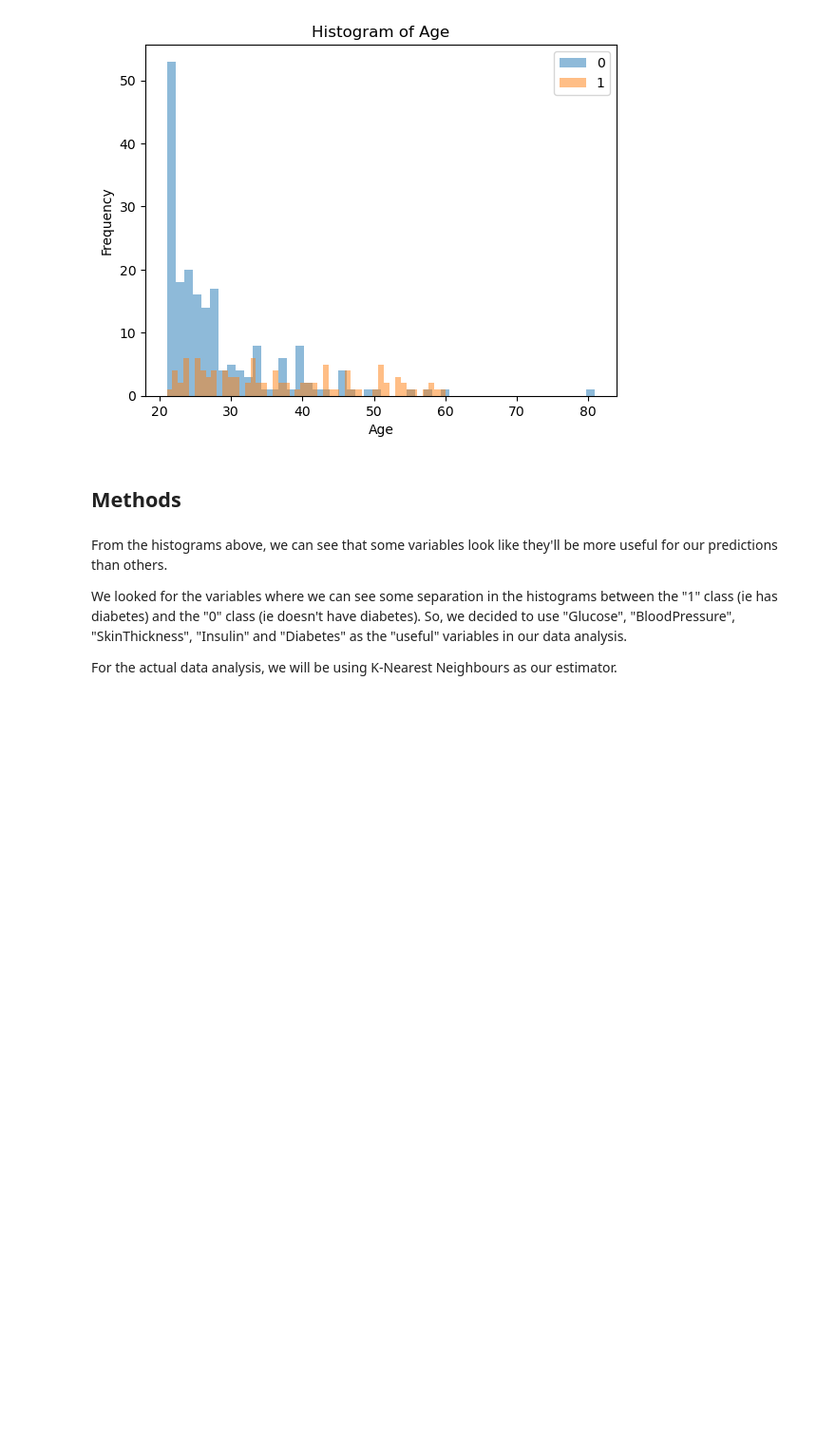
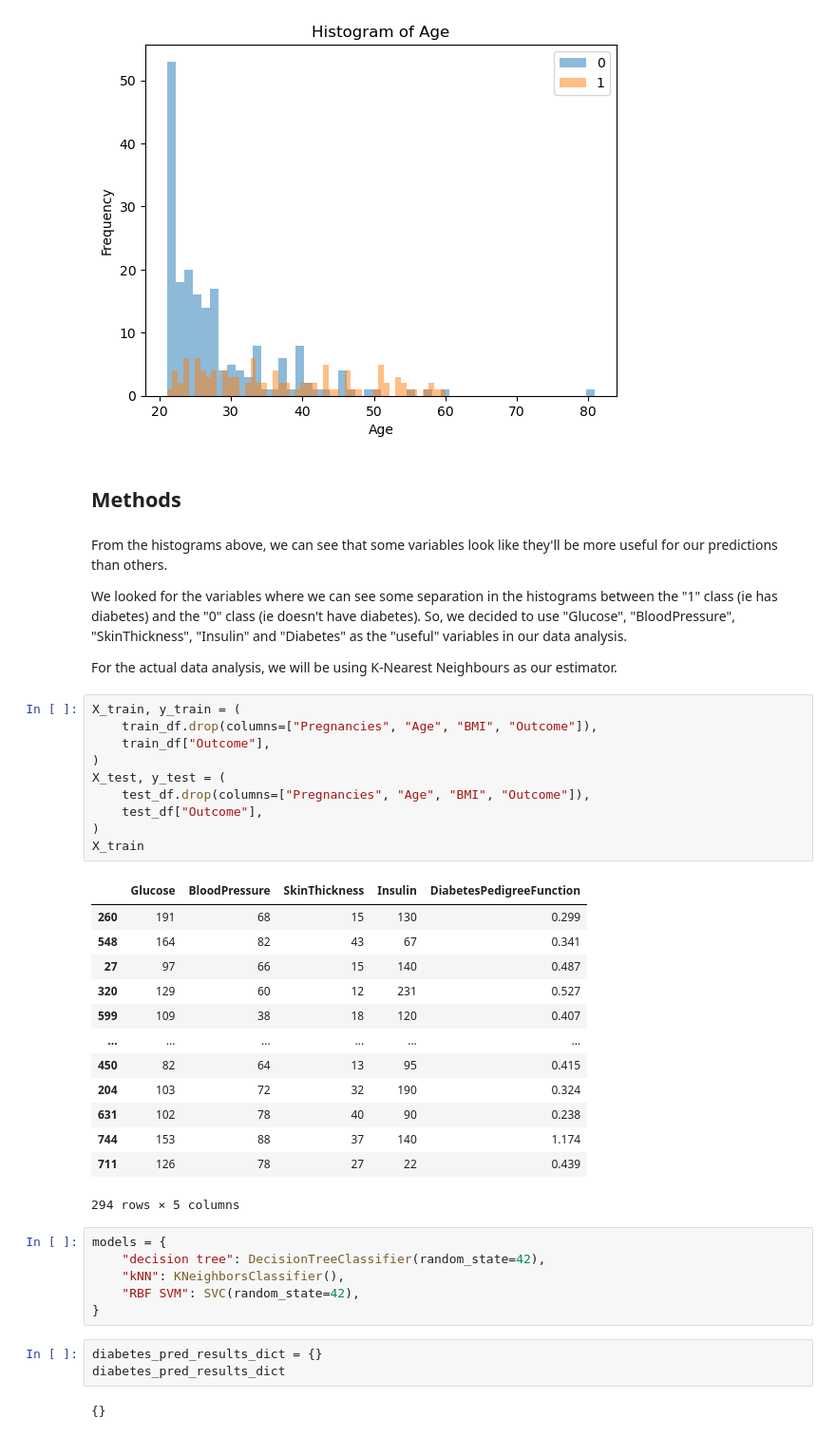
Before and after one commit to adipoluri/DSCI-100-Project, a Jupyter notebook: Proposal.ipynb, the cells around one changed output. Shown: that part at 95% size. Drawn from its saved outputs; the diff is of its cells as text; blank space fills up the shorter version.

```diff
--- a/Proposal.ipynb
+++ b/Proposal.ipynb
@@ -181,3 +186,38 @@ From the histograms above, we can see that some variables look like they'll be m
 We looked for the variables where we can see some separation in the histograms between the "1" class (ie has diabetes) and the "0" class (ie doesn't have diabetes). So, we decided to use "Glucose", "BloodPressure", "SkinThickness", "Insulin" and "Diabetes" as the "useful" variables in our data analysis.
 
 For the actual data analysis, we will be using K-Nearest Neighbours as our estimator.
+# %%
+X_train, y_train = (
+    train_df.drop(columns=["Pregnancies", "Age", "BMI", "Outcome"]),
+    train_df["Outcome"],
+)
+X_test, y_test = (
+    test_df.drop(columns=["Pregnancies", "Age", "BMI", "Outcome"]),
+    test_df["Outcome"],
+)
+X_train
+# %% [output]
+|  | Glucose | BloodPressure | SkinThickness | Insulin | DiabetesPedigreeFunction |
+| 260 | 191 | 68 | 15 | 130 | 0.299 |
+| 548 | 164 | 82 | 43 | 67 | 0.341 |
+| 27 | 97 | 66 | 15 | 140 | 0.487 |
+| 320 | 129 | 60 | 12 | 231 | 0.527 |
+| 599 | 109 | 38 | 18 | 120 | 0.407 |
+| ... | ... | ... | ... | ... | ... |
+| 450 | 82 | 64 | 13 | 95 | 0.415 |
+| 204 | 103 | 72 | 32 | 190 | 0.324 |
+| 631 | 102 | 78 | 40 | 90 | 0.238 |
+| 744 | 153 | 88 | 37 | 140 | 1.174 |
+| 711 | 126 | 78 | 27 | 22 | 0.439 |
+294 rows × 5 columns
+# %%
+models = {
+    "decision tree": DecisionTreeClassifier(random_state=42),
+    "kNN": KNeighborsClassifier(),
+    "RBF SVM": SVC(random_state=42),
+}
+# %%
+diabetes_pred_results_dict = {}
+diabetes_pred_results_dict
+# %% [output]
+{}
```
Also changed, not shown: parts of 11 cells of this notebook.
